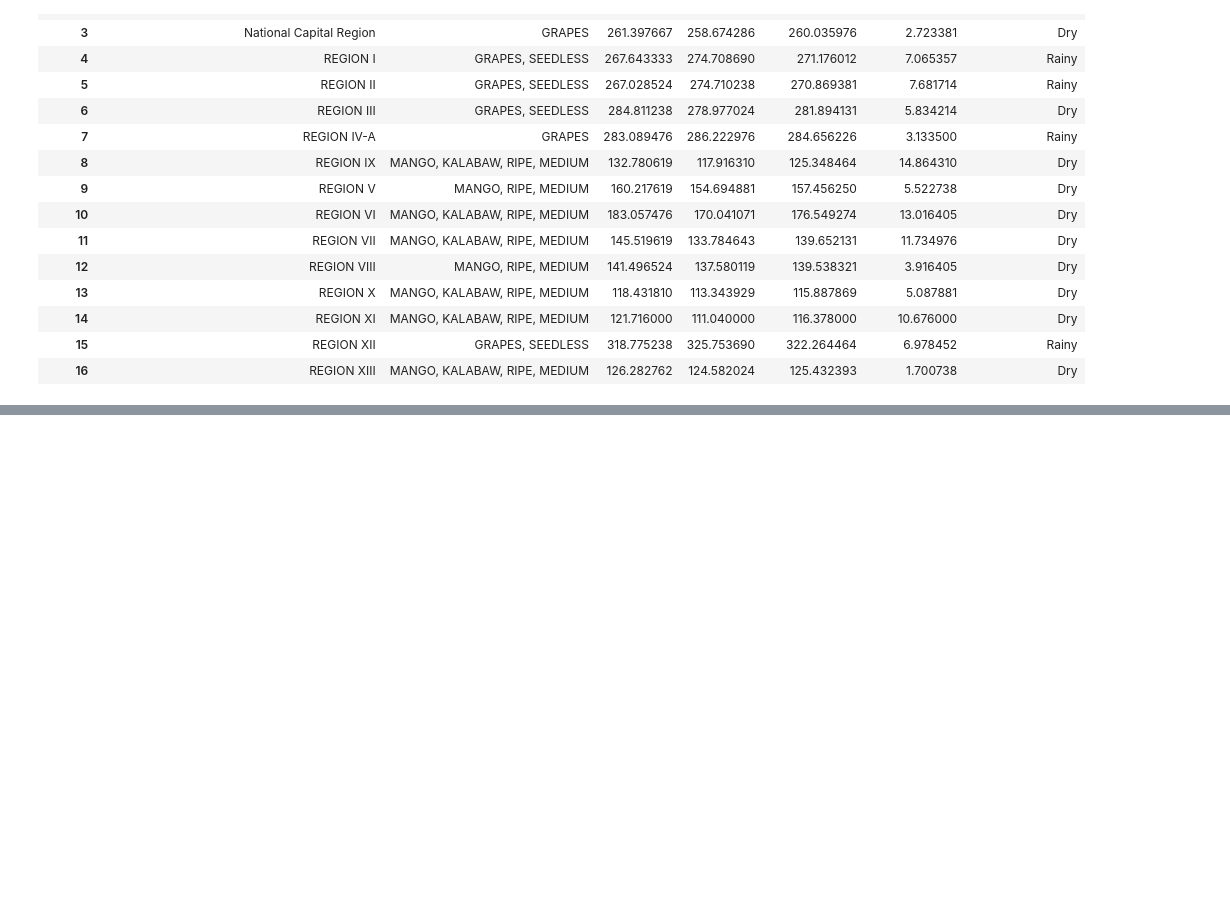
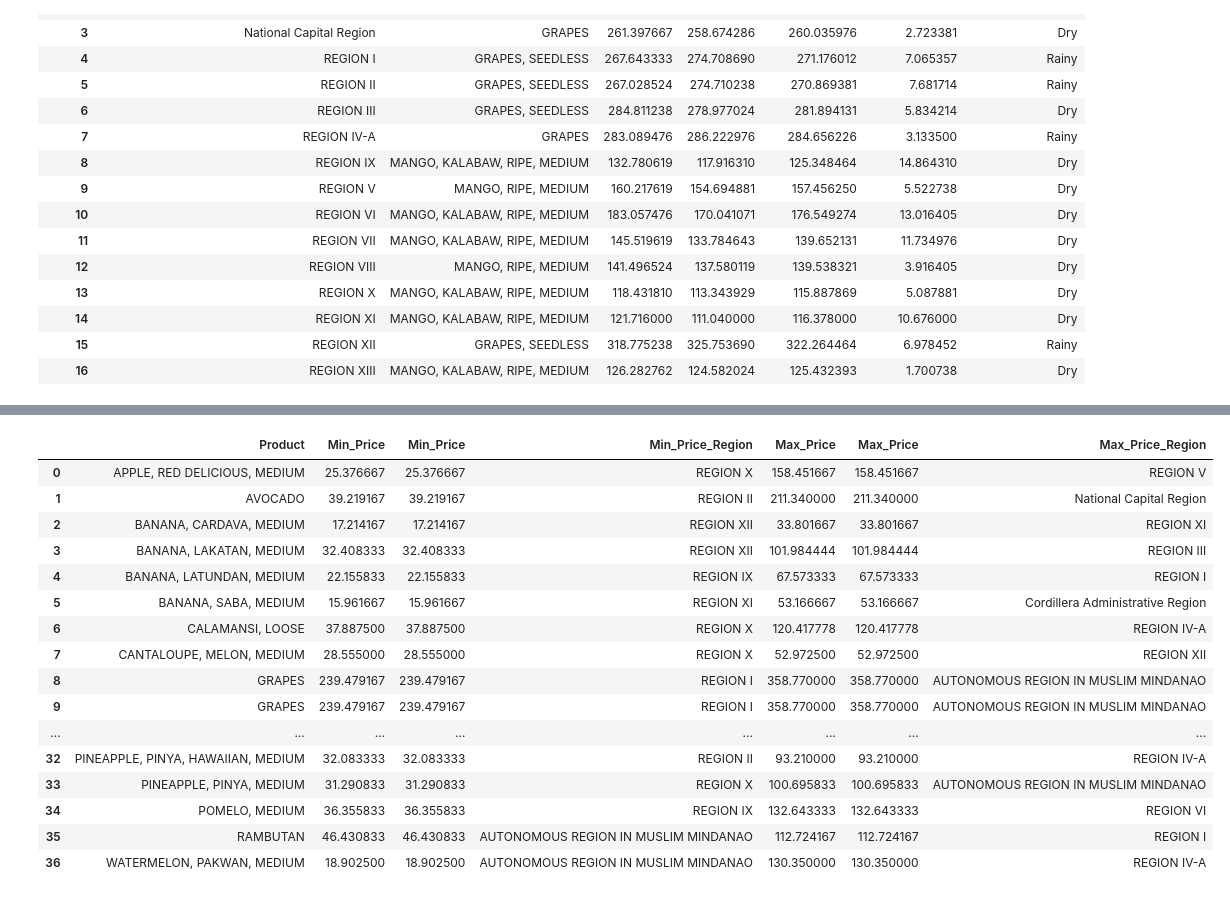
Before and after one commit to RRENN02/Prelims-PH_FruitRetail, a Jupyter notebook: fruit_retail.ipynb, the cells around one changed output, grey strips where cells are left out. Cells and saved outputs as stored; diff of their text form; code cells hidden in the pictures; blank space fills up the shorter version.

```diff
--- a/fruit_retail.ipynb
+++ b/fruit_retail.ipynb
@@ -681,0 +759,38 @@ top_products_per_region
+# %%
+# Group by Product and find the regions with the minimum and maximum average prices
+min_max_prices = df_regions_aggregated_product.groupby('Product').agg(
+    Min_Price=('Price', 'min'),
+    Max_Price=('Price', 'max')
+).reset_index()
+
+# Merge with the original dataframe to get the corresponding regions
+min_prices = pd.merge(min_max_prices[['Product', 'Min_Price']], df_regions_aggregated_product, left_on=['Product', 'Min_Price'], right_on=['Product', 'Price'], how='left')
+max_prices = pd.merge(min_max_prices[['Product', 'Max_Price']], df_regions_aggregated_product, left_on=['Product', 'Max_Price'], right_on=['Product', 'Price'], how='left')
+
+# Rename columns for clarity
+min_prices = min_prices.rename(columns={'Region': 'Min_Price_Region', 'Price': 'Min_Price'})
+max_prices = max_prices.rename(columns={'Region': 'Max_Price_Region', 'Price': 'Max_Price'})
+
+# Combine the results into a single dataframe
+min_max_prices_combined = pd.merge(min_prices[['Product', 'Min_Price', 'Min_Price_Region']], max_prices[['Product', 'Max_Price', 'Max_Price_Region']], on='Product')
+
+# Display the result
+min_max_prices_combined
+# %% [output]
+|  | Product | Min_Price | Min_Price | Min_Price_Region | Max_Price | Max_Price | Max_Price_Region |
+| 0 | APPLE, RED DELICIOUS, MEDIUM | 25.376667 | 25.376667 | REGION X | 158.451667 | 158.451667 | REGION V |
+| 1 | AVOCADO | 39.219167 | 39.219167 | REGION II | 211.340000 | 211.340000 | National Capital Region |
+| 2 | BANANA, CARDAVA, MEDIUM | 17.214167 | 17.214167 | REGION XII | 33.801667 | 33.801667 | REGION XI |
+| 3 | BANANA, LAKATAN, MEDIUM | 32.408333 | 32.408333 | REGION XII | 101.984444 | 101.984444 | REGION III |
+| 4 | BANANA, LATUNDAN, MEDIUM | 22.155833 | 22.155833 | REGION IX | 67.573333 | 67.573333 | REGION I |
+| 5 | BANANA, SABA, MEDIUM | 15.961667 | 15.961667 | REGION XI | 53.166667 | 53.166667 | Cordillera Administrative Region |
+| 6 | CALAMANSI, LOOSE | 37.887500 | 37.887500 | REGION X | 120.417778 | 120.417778 | REGION IV-A |
+| 7 | CANTALOUPE, MELON, MEDIUM | 28.555000 | 28.555000 | REGION X | 52.972500 | 52.972500 | REGION XII |
+| 8 | GRAPES | 239.479167 | 239.479167 | REGION I | 358.770000 | 358.770000 | AUTONOMOUS REGION IN MUSLIM MINDANAO |
+| 9 | GRAPES | 239.479167 | 239.479167 | REGION I | 358.770000 | 358.770000 | AUTONOMOUS REGION IN MUSLIM MINDANAO |
+| ... | ... | ... | ... | ... | ... | ... | ... |
+| 32 | PINEAPPLE, PINYA, HAWAIIAN, MEDIUM | 32.083333 | 32.083333 | REGION II | 93.210000 | 93.210000 | REGION IV-A |
+| 33 | PINEAPPLE, PINYA, MEDIUM | 31.290833 | 31.290833 | REGION X | 100.695833 | 100.695833 | AUTONOMOUS REGION IN MUSLIM MINDANAO |
+| 34 | POMELO, MEDIUM | 36.355833 | 36.355833 | REGION IX | 132.643333 | 132.643333 | REGION VI |
+| 35 | RAMBUTAN | 46.430833 | 46.430833 | AUTONOMOUS REGION IN MUSLIM MINDANAO | 112.724167 | 112.724167 | REGION I |
+| 36 | WATERMELON, PAKWAN, MEDIUM | 18.902500 | 18.902500 | AUTONOMOUS REGION IN MUSLIM MINDANAO | 130.350000 | 130.350000 | REGION IV-A |
```
Also changed, not shown: parts of 11 cells of this notebook.
